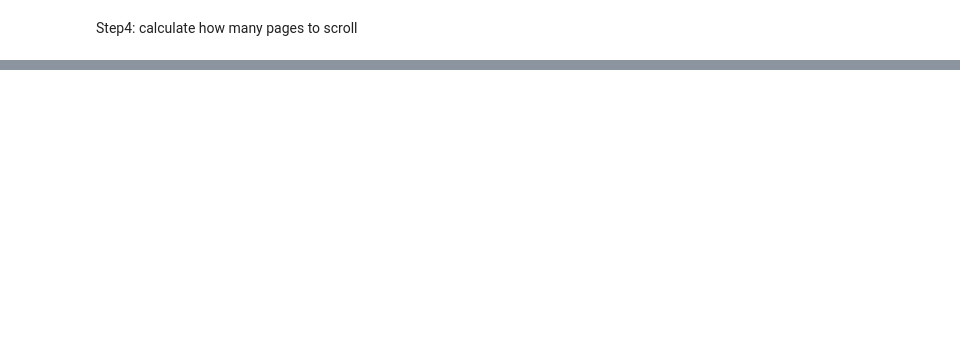
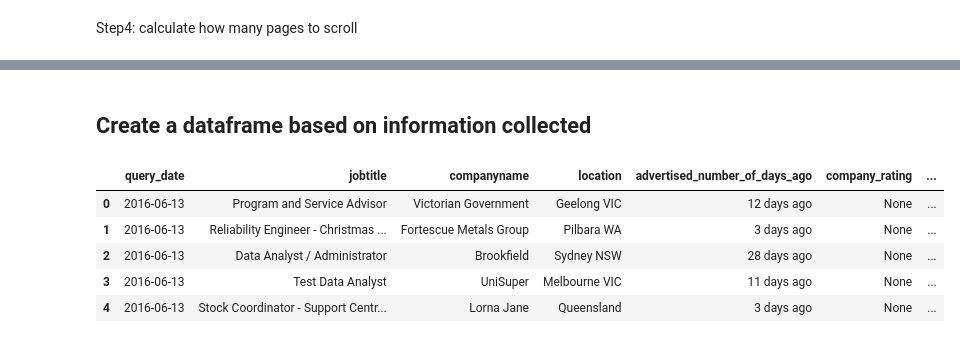
Before and after one commit to vivekbharadwaj/web_scraping, a Jupyter notebook: web_scraping_job_board.ipynb, the cells around one changed output, grey strips where cells are left out. Cells and saved outputs as stored; diff of their text form; code cells hidden in the pictures; blank space fills up the shorter version.

```diff
--- a/web_scraping_job_board.ipynb
+++ b/web_scraping_job_board.ipynb
@@ -117,0 +220,6 @@ number_of_pages_to_scroll
+# %%
+summary = []
+for elem in targetElements:
+    summary.append(elem.find('span', attrs = {'class':'summary'}).getText().strip().encode('utf-8'))
+
+summary
@@ -117,0 +300,9 @@ number_of_pages_to_scroll
+# %%
+salary = []
+for elem in targetElements:
+    if elem.find('nobr') is None:
+        salary.append(None)
+    else:
+        salary.append(elem.find('nobr').getText().strip().encode('utf-8'))
+
+salary
@@ -117,0 +322,8 @@ number_of_pages_to_scroll
+# %%
+joblink = []
+home_url = 'http://www.indeed.com'
+
+for elem in targetElements:
+        joblink.append("%s%s" % (home_url,elem.find('a').get('href')))
+
+joblink
@@ -117,0 +341,29 @@ number_of_pages_to_scroll
+# %% [markdown]
+## Create a dataframe based on information collected
+# %%
+df_columns=['query_date','jobtitle','companyname','location',
+             'advertised_number_of_days_ago','company_rating',
+             'company_rating_counts','salary','summary',
+             'joblink','job_query_string']
+
+df_joblist = pd.DataFrame({'query_date':pd.to_datetime('today'),
+                                'jobtitle':jobtitle,
+                                'companyname':companyname,
+                                'location':location,
+                                'advertised_number_of_days_ago':advertised_number_of_days_ago,
+                                'company_rating':company_rating,
+                                'company_rating_counts':company_rating_counts,
+                                'salary':salary,
+                                'summary':summary,
+                                'joblink':joblink,
+                                'job_query_string':job_query_string},
+                         columns = df_columns)
+
+df_joblist.head()
+# %% [output]
+|  | query_date | jobtitle | companyname | location | advertised_number_of_days_ago | company_rating | ... |
+| 0 | 2016-06-13 | Program and Service Advisor | Victorian Government | Geelong VIC | 12 days ago | None | ... |
+| 1 | 2016-06-13 | Reliability Engineer - Christmas ... | Fortescue Metals Group | Pilbara WA | 3 days ago | None | ... |
+| 2 | 2016-06-13 | Data Analyst / Administrator | Brookfield | Sydney NSW | 28 days ago | None | ... |
+| 3 | 2016-06-13 | Test Data Analyst | UniSuper | Melbourne VIC | 11 days ago | None | ... |
+| 4 | 2016-06-13 | Stock Coordinator - Support Centr... | Lorna Jane | Queensland | 3 days ago | None | ... |
```
Also changed, not shown: parts of 31 cells of this notebook.
